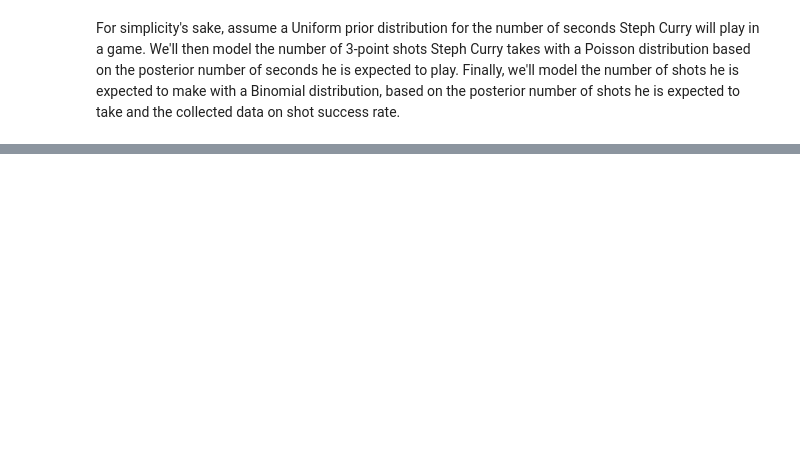
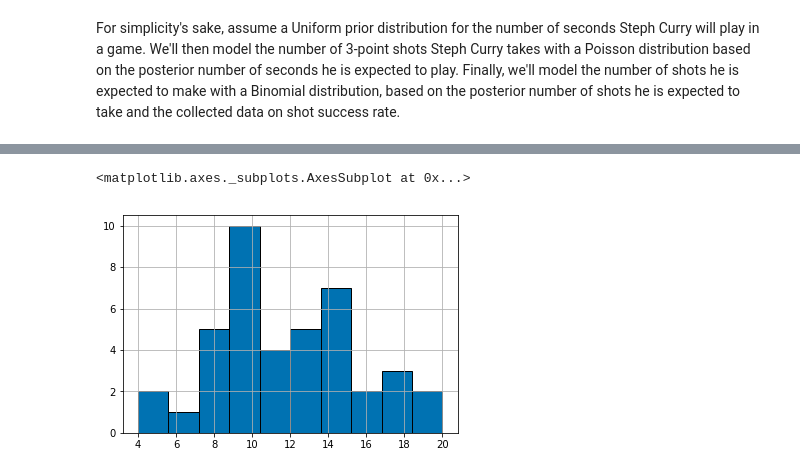
Before and after one commit to gredellm/python-intro-stats-sp, a Jupyter notebook: Bayesian Three-Point Contest.ipynb, the cells around one changed output, grey strips where cells are left out. Drawn from its saved outputs; the diff is of its cells as text; code cells hidden in the pictures; blank space fills up the shorter version.

```diff
--- a/Bayesian Three-Point Contest.ipynb
+++ b/Bayesian Three-Point Contest.ipynb
@@ -95,0 +83,6 @@ DiscreteUniform(a=0, b=2880).plot()
+# %%
+# histogram of three point attempts
+three_p_subset.ThreePointAttempted.hist(ec = 'black')
+# %% [output]
+<matplotlib.axes._subplots.AxesSubplot at 0x...>
+[figure, added]
```
Also changed, not shown: parts of 6 cells of this notebook.
